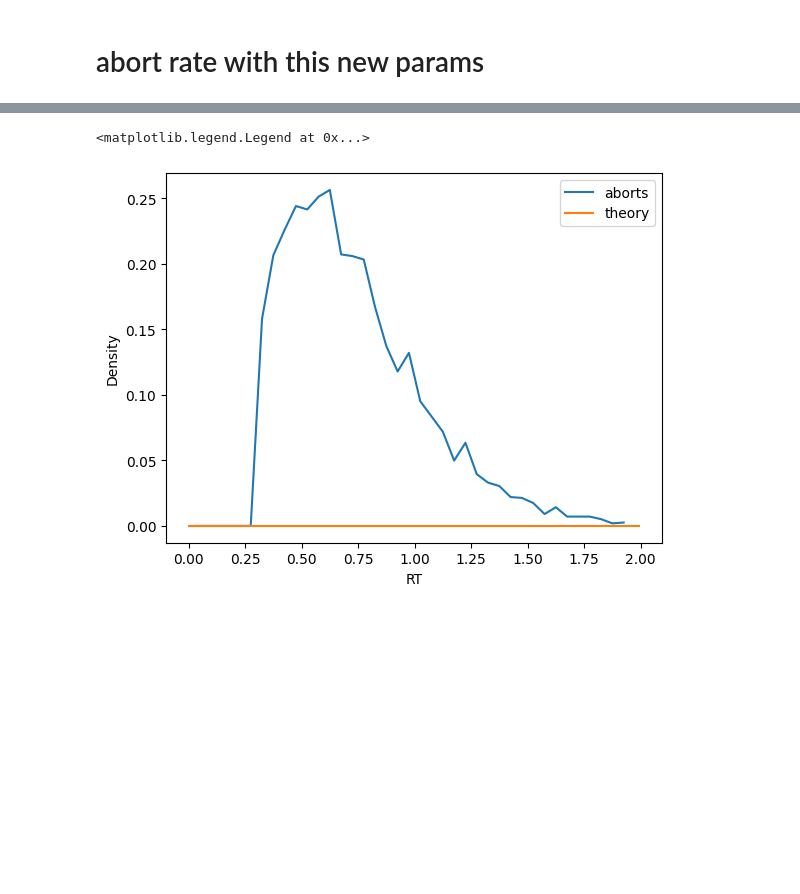
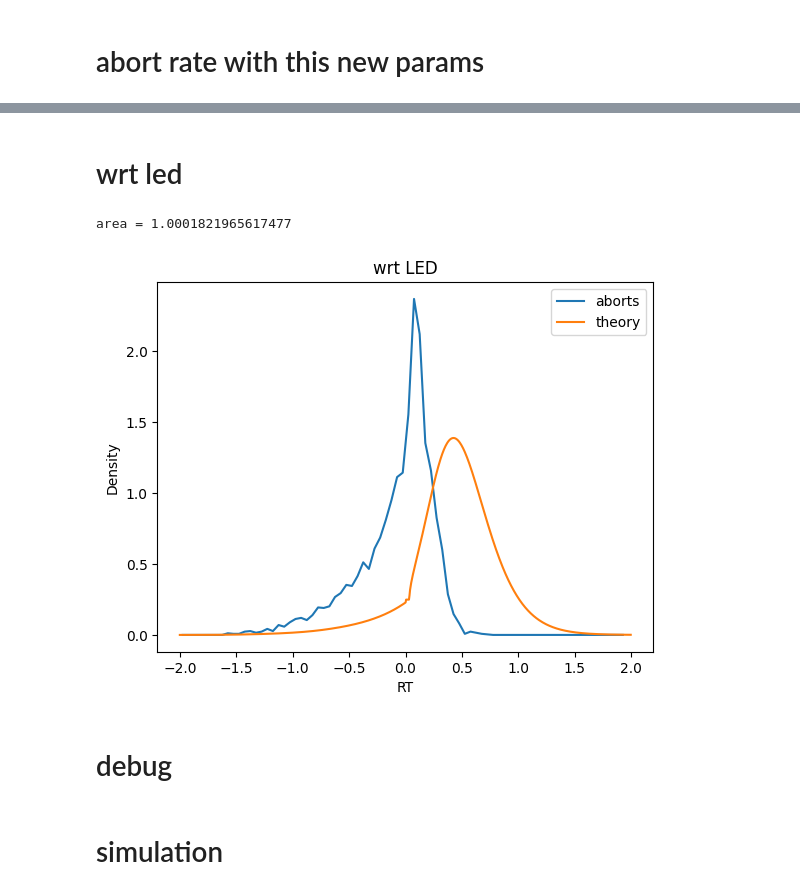
Before and after one commit to rakaar/ddm_data, a Jupyter notebook: fitting_aborts/post_LED_drift_and_motor_fit_VBMC.ipynb, the cells around one changed output, grey strips where cells are left out. Drawn from its saved outputs; the diff is of its cells as text; code cells hidden in the pictures; blank space fills up the shorter version.

Commit message:
need to sort sim theory abort LED drift

```diff
--- a/fitting_aborts/post_LED_drift_and_motor_fit_VBMC.ipynb
+++ b/fitting_aborts/post_LED_drift_and_motor_fit_VBMC.ipynb
@@ -260,9 +228,2 @@ for i in tqdm(range(N_theory)):
 
 P_A_samp_mean = np.mean(P_A_samples, axis=0)
-# %%
-r = np.random.choice(len(t_stim_and_led_tuple))
-t_stim, t_LED = t_stim_and_led_tuple[r]
-# P_A_samp = PA_with_LEDON_2_VEC(t_pts, V_A, post_LED_drift_mean, theta_A, t_stim, t_LED, delta_i, motor_delay_mean)
-P_A_samp = PA_with_LEDON_2_VEC_DEBUG(t_pts, V_A, 2.53, theta_A, t_stim, t_LED, -0.22, 0.0401)
-plt.plot(t_pts, P_A_samp, label='sampled')
-plt.title(r)
@@ -276,0 +230,5 @@ plt.plot(t_pts, P_A_samp_mean, label='mean')
+# %%
+# sim
+sim_rts_wrt_fix = np.array([rt for rt, _ in sim_rts])
+# remote rts < 0.3
+sim_rts_wrt_fix = sim_rts_wrt_fix[sim_rts_wrt_fix > 0.3]
@@ -277,16 +278,42 @@ plt.plot(t_pts, P_A_samp_mean, label='mean')
+# %% [markdown]
+# wrt led
+# %%
+N_theory = int(5e3)
+t_pts = np.arange(-2, 2, 0.005)
+
+P_A_samples = np.zeros((N_theory, len(t_pts)))
+t_stim_and_led_tuple = [(row['intended_fix'], row['intended_fix'] - row['LED_onset_time']) for _, row in df.iterrows()]
+
+delta_i = total_proactive_delay - 0.04
+indices = np.random.choice(len(df_led_on_aborts), N_theory)
+
+for i in tqdm(range(len(indices))):
+    _, t_LED = t_stim_and_led_tuple[indices[i]]
+    P_A_samp = PA_with_LEDON_2_VEC(t_pts + t_LED, V_A, post_LED_drift_mean, theta_A, 0, t_LED, delta_i, motor_delay_mean)
+
+    P_A_samples[i, :] = P_A_samp
+
+P_A_samp_mean = np.mean(P_A_samples, axis=0)
 # %%
-# wrt fixation
-frac_aborts = len(df_led_on_aborts) / len(df_led_on)
-df_led_on_aborts_rt = df_led_on_aborts['timed_fix']
-bins = np.arange(0, 2, 0.05)
+#
+
+frac_aborts = 1
+
+df_led_on_aborts_rt = df_led_on_aborts['timed_fix'] - ( df_led_on_aborts['intended_fix'] - df_led_on_aborts['LED_onset_time'] )
+bins = np.arange(-2, 2, 0.05)
 aborts_hist, _ = np.histogram(df_led_on_aborts_rt, bins=bins, density=True)
 aborts_hist *= frac_aborts
 bin_centers = (bins[1:] + bins[:-1]) / 2
 plt.plot(bin_centers, aborts_hist, label='aborts')
 plt.plot(t_pts, P_A_samp_mean, label='theory')
 plt.xlabel('RT')
 plt.ylabel('Density')
 plt.legend()
+plt.title('wrt LED')
+
+print(f'area = {trapz(P_A_samp_mean, t_pts)}')
 # %% [output]
-<matplotlib.legend.Legend at 0x...>
+area = 1.0001821965617477
-[figure, old version]
+[figure, new version]
+# %% [markdown]
+# debug
@@ -292,0 +414,2 @@ plt.legend()
+# %% [markdown]
+# simulation
```
Also changed, not shown: parts of 16 cells of this notebook, 1 other file.
